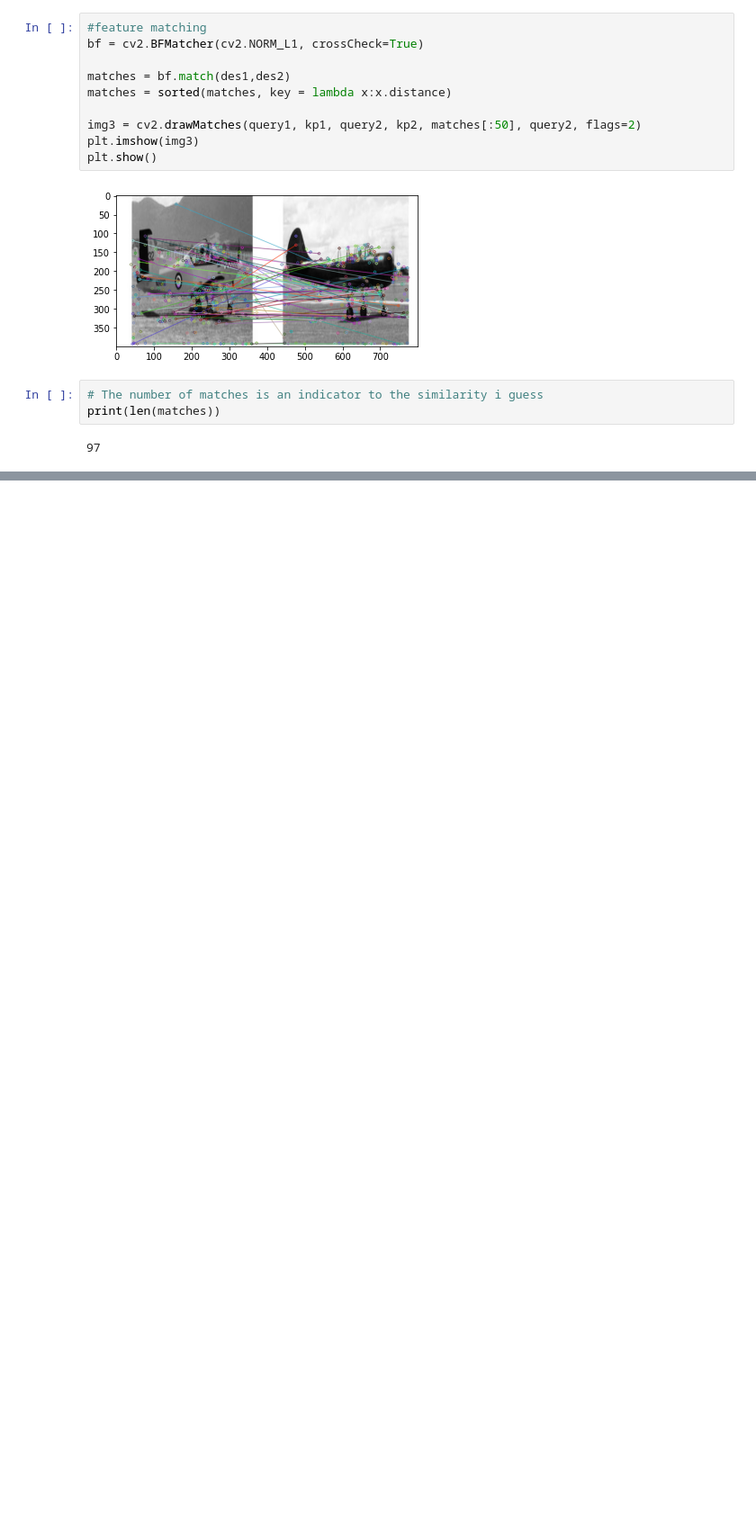
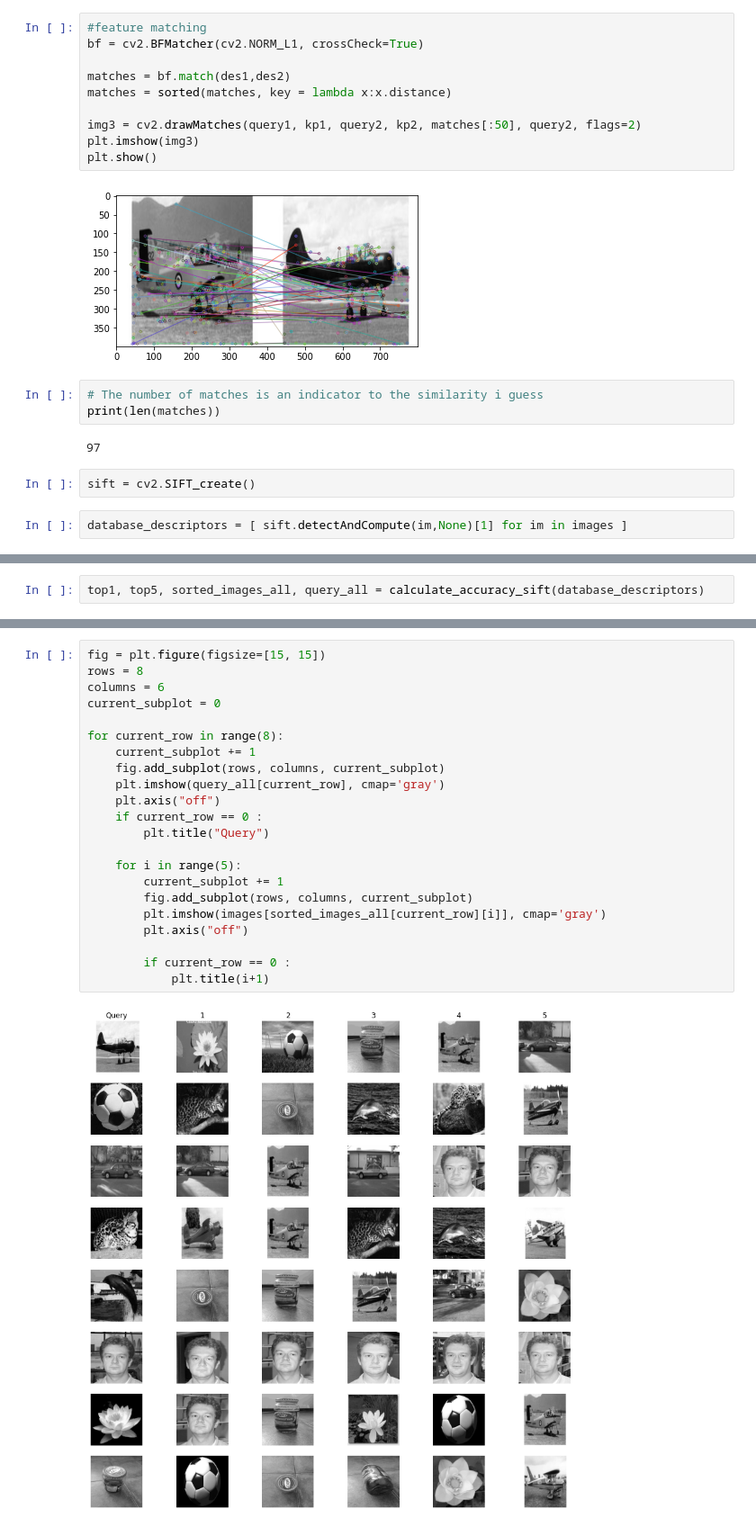
Before and after one commit to savoiepe/labs_computer_vision, a Jupyter notebook: TP1/TP1_code.ipynb, the cells around one changed output, grey strips where cells are left out. Shown at 90% size. Cells and saved outputs as stored; diff of their text form; blank space fills up the shorter version.

Commit message:
sift rush

```diff
--- a/TP1/TP1_code.ipynb
+++ b/TP1/TP1_code.ipynb
@@ -157,3 +153,7 @@ plt.show()
 print(len(matches))
 # %% [output]
 97
+# %%
+sift = cv2.SIFT_create()
+# %%
+database_descriptors = [ sift.detectAndCompute(im,None)[1] for im in images ]
@@ -159,0 +200,2 @@ print(len(matches))
+# %%
+top1, top5, sorted_images_all, query_all = calculate_accuracy_sift(database_descriptors)
@@ -159,0 +208,24 @@ print(len(matches))
+# %%
+fig = plt.figure(figsize=[15, 15])
+rows = 8
+columns = 6
+current_subplot = 0
+
+for current_row in range(8):
+    current_subplot += 1
+    fig.add_subplot(rows, columns, current_subplot)
+    plt.imshow(query_all[current_row], cmap='gray')
+    plt.axis("off")
+    if current_row == 0 :
+        plt.title("Query")
+
+    for i in range(5):
+        current_subplot += 1
+        fig.add_subplot(rows, columns, current_subplot)
+        plt.imshow(images[sorted_images_all[current_row][i]], cmap='gray')
+        plt.axis("off")
+
+        if current_row == 0 :
+            plt.title(i+1)
+# %% [output]
+[figure, added]
```
Also changed, not shown: parts of 9 cells of this notebook.
